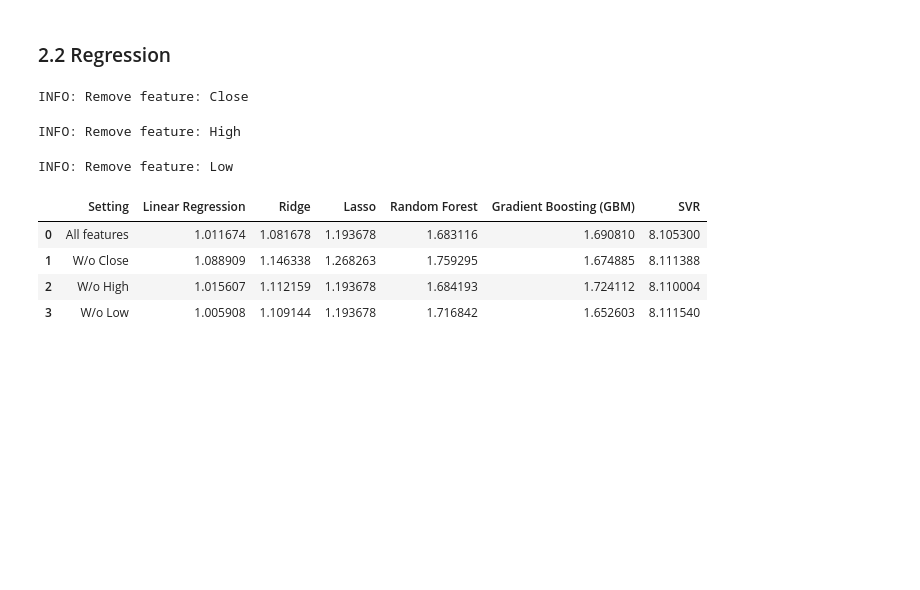
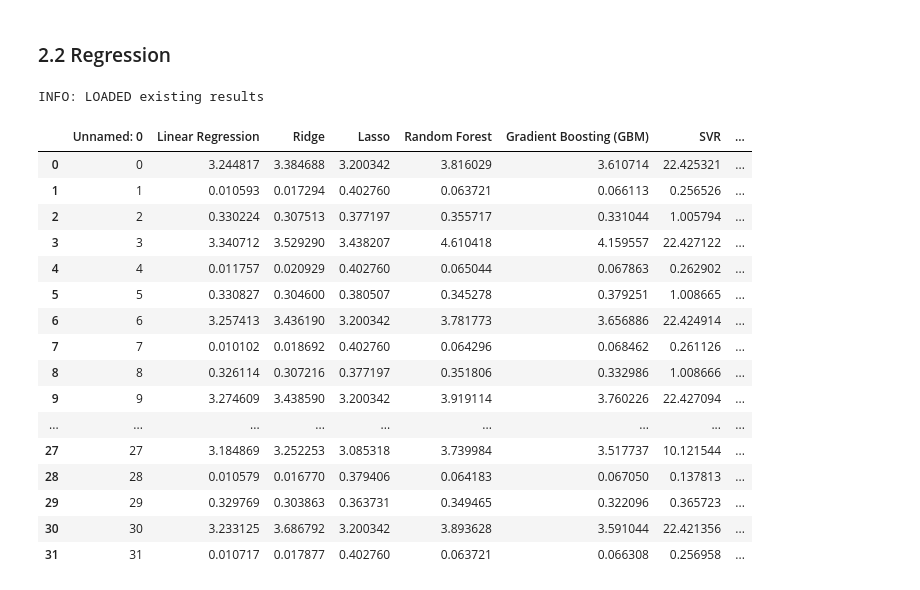
Before and after one commit to 18nghiado/DATA2010, a Jupyter notebook: experiments_feature_selection.ipynb, the cells around one changed output. Saved outputs shown, nothing was run; the diff lists cells and outputs as text; code cells hidden in the pictures; blank space fills up the shorter version.

Commit message:
WIP: feature importance experiment

```diff
--- a/experiments_feature_selection.ipynb
+++ b/experiments_feature_selection.ipynb
@@ -53,11 +56,13 @@ This section below will set up constant needed for experiment
 # Clean data location
 DATA_PATH = os.path.abspath('data/clean/')
 
-# Date that splits between training data and validation data in each token network (Unix time in seconds)
-VAL_START_DATE = int(pd.Timestamp('2023-06-10').timestamp())
+# Path to where we cache the result
+RESULT_PATH = os.path.abspath('data/results/')
 
-# Date that splits between validation data and test data in each token network (Unix time in seconds)
-TEST_START_DATE = int(pd.Timestamp('2023-09-15').timestamp())
+# Train, validation and test split
+TRAIN_RATIO = 0.7
+VAL_RATIO = 0.15
+TEST_RATIO = 0.15
 
 # Columns that are used as features for training
 ALL_FEAT_COLUMN = ['Close','High','Low', 'Open','Volume','sentiment_score_mean','sentiment_polarity_mean','sentiment_subjectivity_mean','news_count', 'log_return', 'vol_7d','vol_30d','ma_7','ma_30','ma_ratio']
@@ -77,7 +82,13 @@ LOG_SCALING = [2,4,8,16,32]
 # For reproducibility, inital random seed
 INIT_SEED = 720
 
+# Force re-run. To save time, we load the results (if they have been already generated by previous run.
+# If the results have not yet computed or `RE_RUN_EVERYTHING` is set to True, the following script re-generate everything
+RE_RUN_EVERYTHING = False
+
 seed_everything(INIT_SEED)
+
+files = os.listdir(DATA_PATH)[:3]
 # %% [markdown]
 ### 1.3. Declare all support functions needed for the experiment
 
@@ -190,6 +201,6 @@ def regression_classfication_model_experience(train_data, test_data):
     for name, model in models.items():
         model.fit(train_x, train_y)
         preds = model.predict(test_x)
-        results[f"{name}"] = np.sqrt(mean_squared_error(test_y, preds))
+        results[f"{name}"] = np.sqrt(mean_absolute_percentage_error(test_y, preds))
 
     return results
@@ -392,22 +478,43 @@ result_df.to_csv("data/results/random_forest_feat_importance_binary.csv")
 # %% [markdown]
 ### 2.2 Regression
 # %%
+
 files = os.listdir(DATA_PATH)
 task = REGRESSION_LABEL_COLUMN
+seed_everything(INIT_SEED)
 
-result_df = drop_feature_experiment(files, task,regression_classfication_model_experience)
-result_df.to_csv("data/results/feature_selection_regression.csv")
+result_file_name = "all_models_feat_importance_regression.csv"
+result_path_file = os.path.join(RESULT_PATH,result_file_name)
+if os.path.isfile(result_path_file) and not RE_RUN_EVERYTHING:
+    all_models_feat_importance_regression_df = pd.read_csv(result_path_file)
+    print("INFO: LOADED existing results")
 
-display(result_df)
+else:
+    print("INFO: Re-computing results")
+    all_models_feat_importance_regression_df = drop_feature_experiment(files[:3], task,regression_classfication_model_experience)
+    all_models_feat_importance_regression_df.to_csv(result_path_file,index=False)
+
+
+all_models_feat_importance_regression_df.head(32)
 # %% [output]
-INFO: Remove feature: Close
+INFO: LOADED existing results
-INFO: Remove feature: High
-INFO: Remove feature: Low
-|  | Setting | Linear Regression | Ridge | Lasso | Random Forest | Gradient Boosting (GBM) | SVR |
-| 0 | All features | 1.011674 | 1.081678 | 1.193678 | 1.683116 | 1.690810 | 8.105300 |
-| 1 | W/o Close | 1.088909 | 1.146338 | 1.268263 | 1.759295 | 1.674885 | 8.111388 |
-| 2 | W/o High | 1.015607 | 1.112159 | 1.193678 | 1.684193 | 1.724112 | 8.110004 |
-| 3 | W/o Low | 1.005908 | 1.109144 | 1.193678 | 1.716842 | 1.652603 | 8.111540 |
+|  | Unnamed: 0 | Linear Regression | Ridge | Lasso | Random Forest | Gradient Boosting (GBM) | SVR | ... |
+| 0 | 0 | 3.244817 | 3.384688 | 3.200342 | 3.816029 | 3.610714 | 22.425321 | ... |
+| 1 | 1 | 0.010593 | 0.017294 | 0.402760 | 0.063721 | 0.066113 | 0.256526 | ... |
+| 2 | 2 | 0.330224 | 0.307513 | 0.377197 | 0.355717 | 0.331044 | 1.005794 | ... |
+| 3 | 3 | 3.340712 | 3.529290 | 3.438207 | 4.610418 | 4.159557 | 22.427122 | ... |
+| 4 | 4 | 0.011757 | 0.020929 | 0.402760 | 0.065044 | 0.067863 | 0.262902 | ... |
+| 5 | 5 | 0.330827 | 0.304600 | 0.380507 | 0.345278 | 0.379251 | 1.008665 | ... |
+| 6 | 6 | 3.257413 | 3.436190 | 3.200342 | 3.781773 | 3.656886 | 22.424914 | ... |
+| 7 | 7 | 0.010102 | 0.018692 | 0.402760 | 0.064296 | 0.068462 | 0.261126 | ... |
+| 8 | 8 | 0.326114 | 0.307216 | 0.377197 | 0.351806 | 0.332986 | 1.008666 | ... |
+| 9 | 9 | 3.274609 | 3.438590 | 3.200342 | 3.919114 | 3.760226 | 22.427094 | ... |
+| ... | ... | ... | ... | ... | ... | ... | ... | ... |
+| 27 | 27 | 3.184869 | 3.252253 | 3.085318 | 3.739984 | 3.517737 | 10.121544 | ... |
+| 28 | 28 | 0.010579 | 0.016770 | 0.379406 | 0.064183 | 0.067050 | 0.137813 | ... |
+| 29 | 29 | 0.329769 | 0.303863 | 0.363731 | 0.349465 | 0.322096 | 0.365723 | ... |
+| 30 | 30 | 3.233125 | 3.686792 | 3.200342 | 3.893628 | 3.591044 | 22.421356 | ... |
+| 31 | 31 | 0.010717 | 0.017877 | 0.402760 | 0.063721 | 0.066308 | 0.256958 | ... |
 # %%
 files = os.listdir(DATA_PATH)
 task = REGRESSION_LABEL_COLUMN
```
Also changed, not shown: parts of 14 cells of this notebook, 7 other files.
